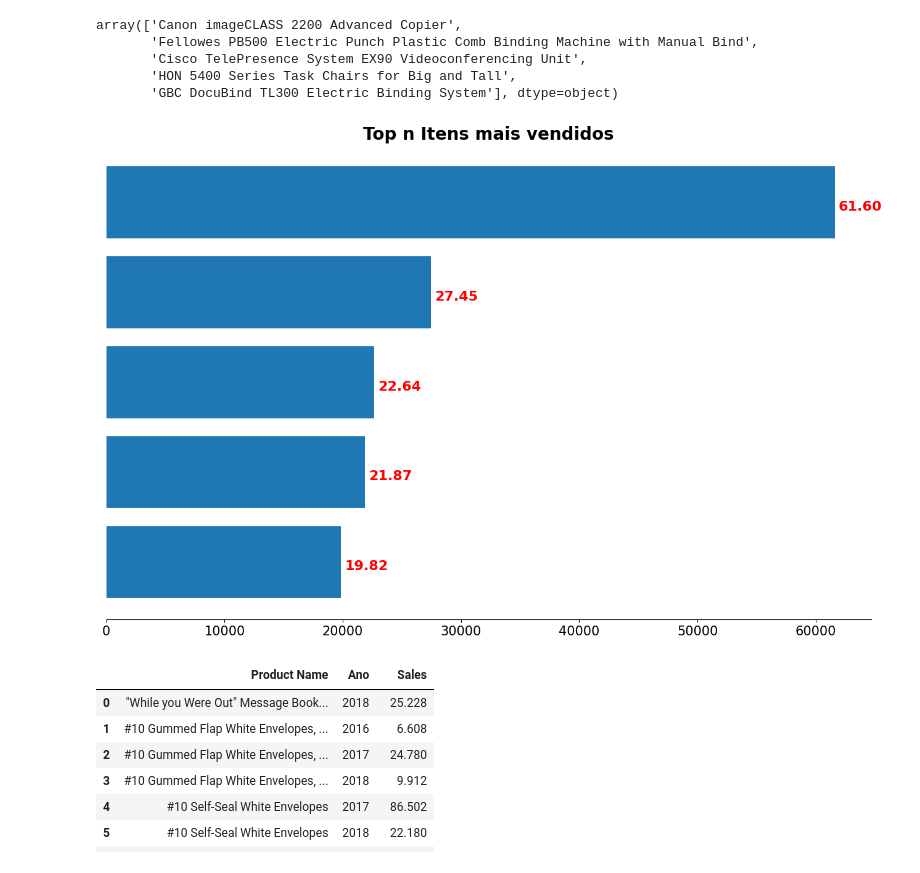
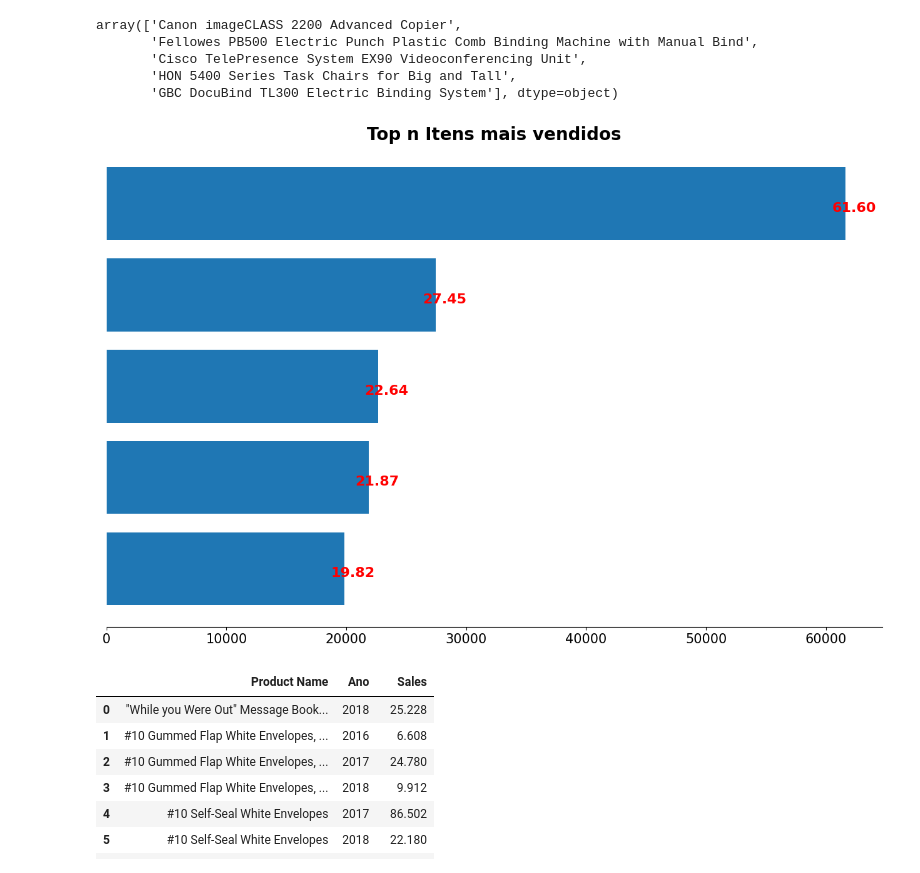
Before and after one commit to kiwsley/ciencia_de_dados, a Jupyter notebook: Apresentacao executiva/apresentacao.ipynb, the cells around one changed output. Cells and saved outputs as stored; diff of their text form; code cells hidden in the pictures.

```diff
--- a/Apresentacao executiva/apresentacao.ipynb
+++ b/Apresentacao executiva/apresentacao.ipynb
@@ -338,34 +338,34 @@ array(['Canon imageCLASS 2200 Advanced Copier',
 # %%
 fig, ax = plt.subplots(figsize=(16,10))
 
 ax.barh(top_n["Product Name"].values,
         top_n["Sales"].values)
 
 ax.invert_yaxis() #invetendo a ordem
 ax.set_title("Top n Itens mais vendidos",fontsize = 20, fontweight="bold")
 
 for i in range(0,n):
     ax.annotate("{:.2f}".format(top_n["Sales"].values[i]/1000), #texto
                 (top_n["Sales"].values[i],i), #posição,
                 ha='center',
                 va="top",
-                xytext=(30,+2),#descolamnento do texto
+                xytext=(10,+2),#descolamnento do texto
                 textcoords="offset points",
                 fontsize = 16,
                 color='red',
                 fontweight='bold'
                 )
 
 ax.yaxis.set_visible(False)
 ax.spines['top'].set_visible(False)
 ax.spines['left'].set_visible(False)
 ax.spines['right'].set_visible(False)
 #ax.xaxis.set_ticks(np.arange(2015,2019))
 ax.tick_params(axis='x',labelsize=15)
 
 plt.show()
 # %% [output]
-[figure, old version]
+[figure, new version]
 # %%
 #agrupamento item por ano
 
```
Also changed, not shown: 1 other file.
